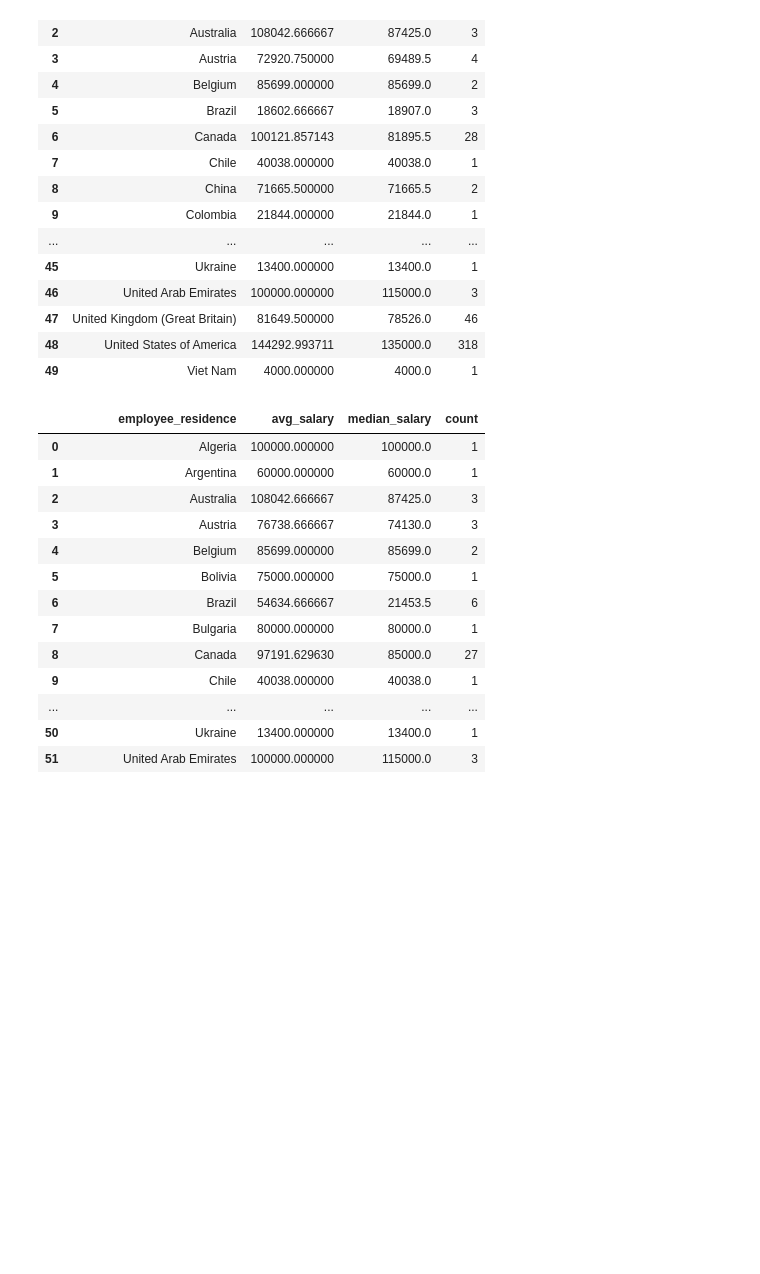
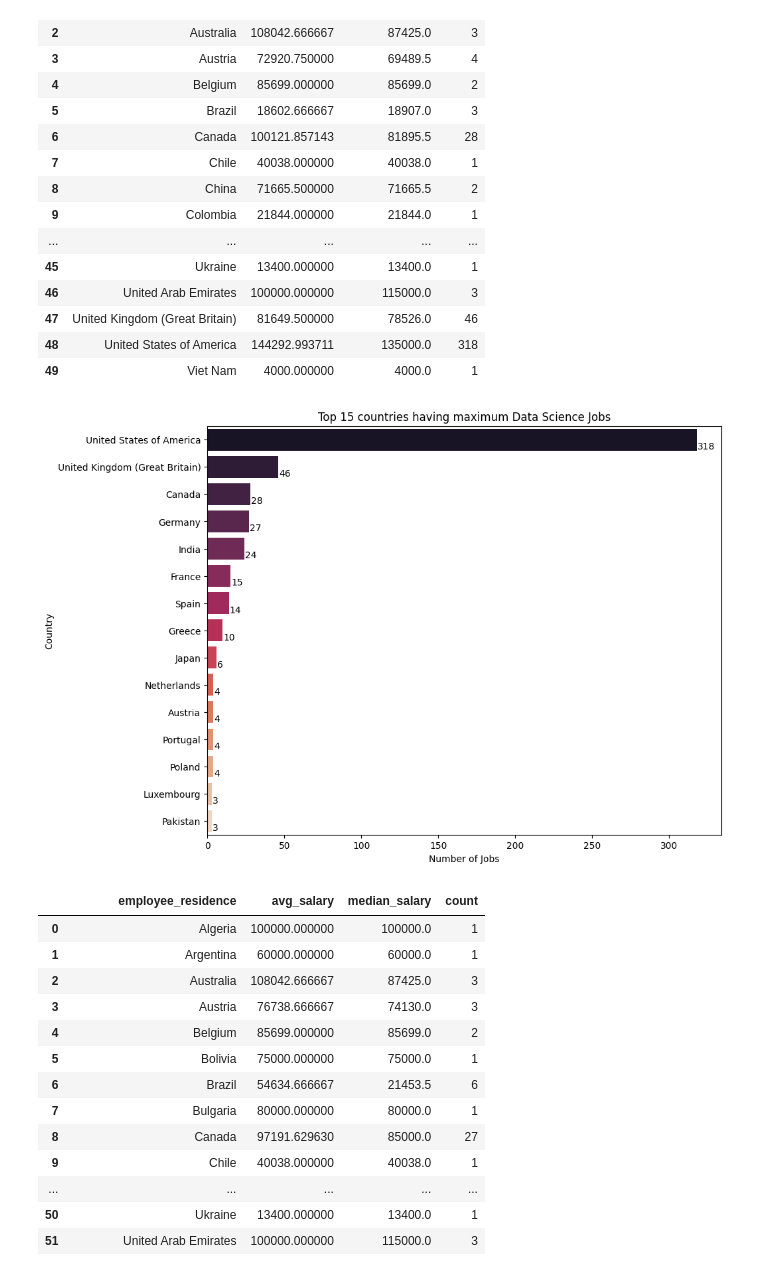
Before and after one commit to etietopabraham/Competent_Profiles, a Jupyter notebook: notebook/Data_Wrangling.ipynb, the cells around one changed output. Cells and saved outputs as stored; diff of their text form; code cells hidden in the pictures; blank space fills up the shorter version.

Commit message:
update data wrangling and eda

```diff
--- a/notebook/Data_Wrangling.ipynb
+++ b/notebook/Data_Wrangling.ipynb
@@ -1385,6 +1385,30 @@ fig = px.bar(df_counts.head(15),
 
 fig.update_yaxes(autorange="reversed")
 fig.show()
+# %%
+# Top 15 countries having maximum Data Science Jobs
+df_counts = df['company_location'].value_counts().reset_index()
+df_counts.columns = ['company_location', 'employment_type']
+
+# Sort the dataframe in ascending order
+df_counts.sort_values('employment_type')
+
+plt.figure(figsize=(10, 8))
+barplot = sns.barplot(x='employment_type',
+            y='company_location',
+            data=df_counts.head(15),
+            palette='rocket',
+            orient='h')
+
+for i, v in enumerate(df_counts.head(15)['employment_type']):
+    barplot.text(v + 0.5, i + .25, str(v), color='black', va='center')
+
+plt.title('Top 15 countries having maximum Data Science Jobs')
+plt.xlabel('Number of Jobs')
+plt.ylabel('Country')
+plt.show()
+# %% [output]
+[figure, added]
 # %%
 df_grouped_employee_residence = (
     df
```
Also changed, not shown: parts of 2 cells of this notebook.
